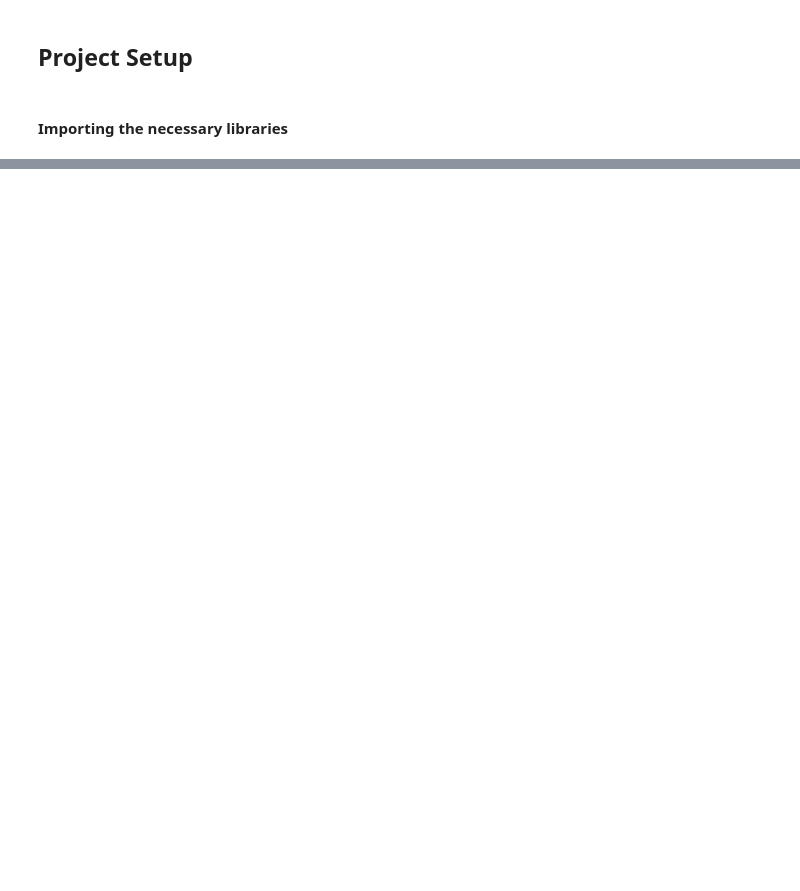
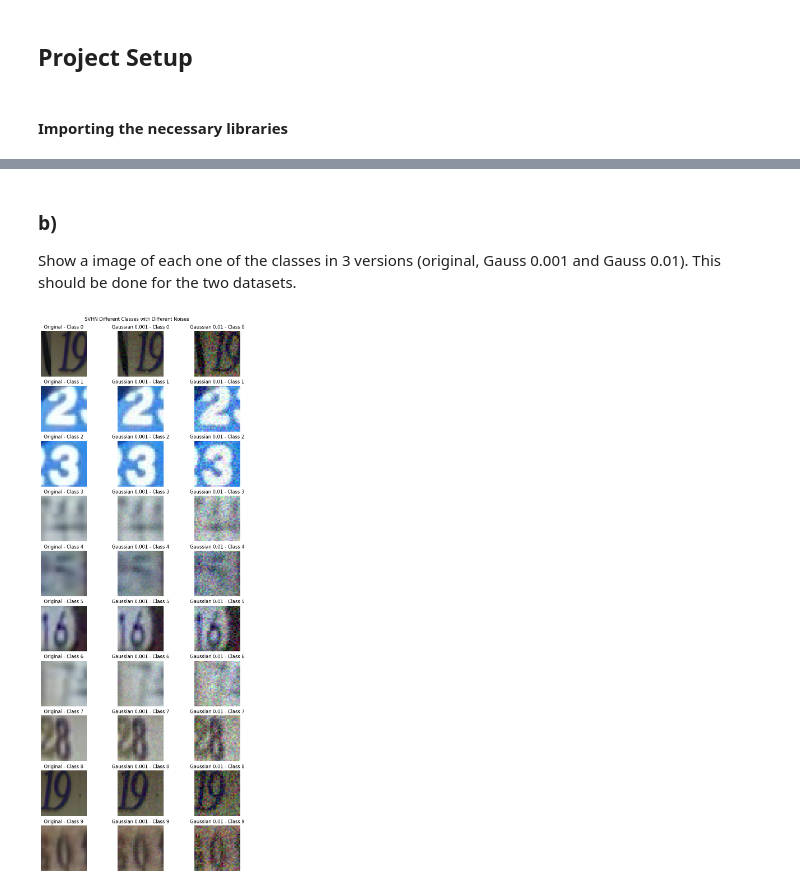
Before and after one commit to rolimans/scc0270-p2, a Jupyter notebook: main.ipynb, the cells around one changed output, grey strips where cells are left out. Saved outputs shown, nothing was run; the diff lists cells and outputs as text; code cells hidden in the pictures; blank space fills up the shorter version.

```diff
--- a/main.ipynb
+++ b/main.ipynb
@@ -424,0 +148,3 @@ The unimportant variables (with W < 0.01) are ['V28']
+# %%
+svhn_train_x = np.transpose(svhn_train_x, (3,0,1,2))
+svhn_test_x = np.transpose(svhn_test_x, (3,0,1,2))
@@ -424,0 +316,31 @@ The unimportant variables (with W < 0.01) are ['V28']
+# %% [markdown]
+### b)
+Show a image of each one of the classes in 3 versions (original, Gauss 0.001 and Gauss 0.01). This should be done for the two datasets.
+# %%
+svhn_labels = np.unique(svhn_train_y)
+
+fig, axes = plt.subplots(len(svhn_labels), 3, figsize=(10, 25))
+
+for i, label in enumerate(svhn_labels):
+
+    idx = np.where(svhn_train_y == label)[0][0]
+
+    axes[i, 0].imshow((svhn_train_x[idx]).astype(np.float64))
+    axes[i, 0].set_title(f'Original - Class {label}')
+    axes[i, 0].axis('off')
+
+
+    axes[i, 1].imshow((svhn_train_x_noisy_001[idx]).astype(np.float64))
+    axes[i, 1].set_title(f'Gaussian 0.001 - Class {label}')
+    axes[i, 1].axis('off')
+
+
+    axes[i, 2].imshow((svhn_train_x_noisy_01[idx]).astype(np.float64))
+    axes[i, 2].set_title(f'Gaussian 0.01 - Class {label}')
+    axes[i, 2].axis('off')
+
+plt.suptitle("SVHN Different Classes with Different Noises", y=0.9)
+
+plt.show()
+# %% [output]
+[figure, added]
```
Also changed, not shown: parts of 76 cells of this notebook, 2 other files.
